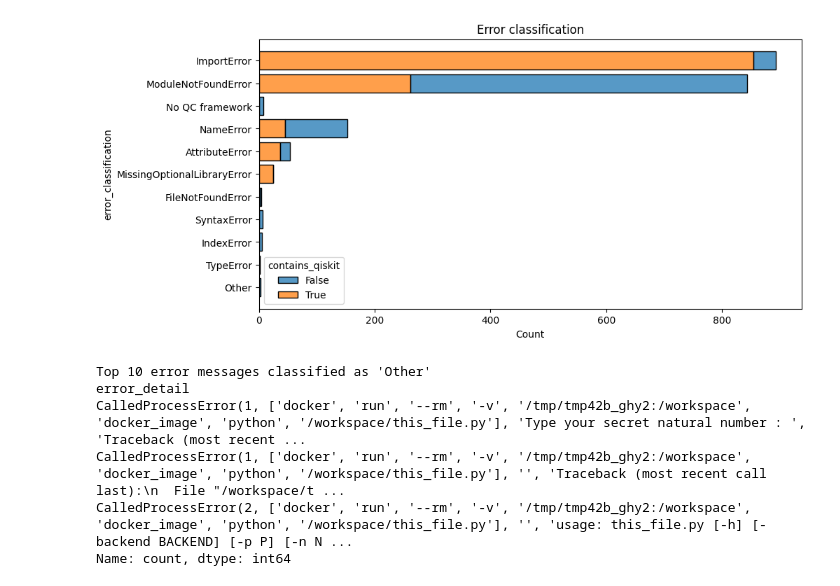
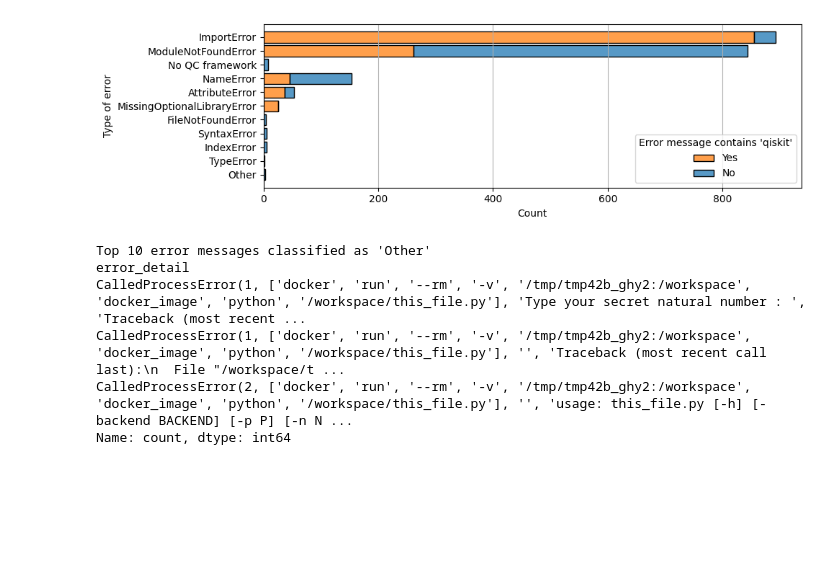
Before and after one commit to sola-st/qite-quantum-platform-testing, a Jupyter notebook: notebooks/002_LintQ_Dataset_Generator.ipynb, the cells around one changed output. Drawn from its saved outputs; the diff is of its cells as text; code cells hidden in the pictures; blank space fills up the shorter version.

Commit message:
add plot LintQ runtime programs

```diff
--- a/notebooks/002_LintQ_Dataset_Generator.ipynb
+++ b/notebooks/002_LintQ_Dataset_Generator.ipynb
@@ -167,12 +153,23 @@ Stack traces containing 'qiskit': 1225 (61.37%)
 # %%
 # plot the error classification stacked on top of each other cumulatively
 
-plt.figure(figsize=(10, 5))
+plt.figure(figsize=(10, 3))
 sns.histplot(data=df, y="error_classification", hue="contains_qiskit", multiple="stack", shrink=0.8)
-plt.title("Error classification")
+
+# replace legend title with "The error contains 'qiskit'"
+plt.legend(title="Error message contains 'qiskit'", labels=["Yes", "No"], loc="lower right")
+
+# y-axis label: "Error classification", x-axis label: "Count"
+plt.ylabel("Type of error")
+plt.xlabel("Count")
+# add vertical grid lines
+plt.grid(axis='x')
+# save as pdf
+plt.tight_layout()
+plt.savefig("images/002_lintq_runtime_most_frequent_error.pdf")
 plt.show()
 # %% [output]
-[figure, old version]
+[figure, new version]
 # %%
 # pint those with errror_classification other
 print("Top 10 error messages classified as 'Other'")
```
Also changed, not shown: parts of 1 cell of this notebook, 1 other file.
